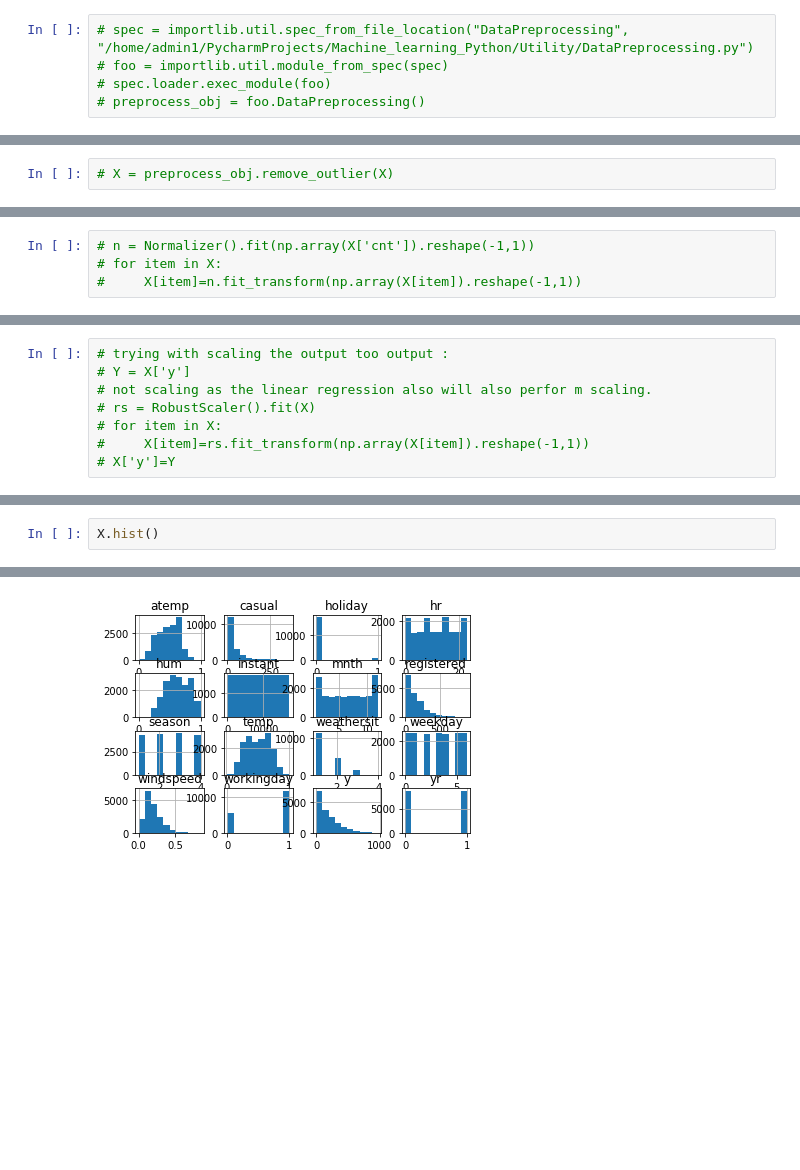
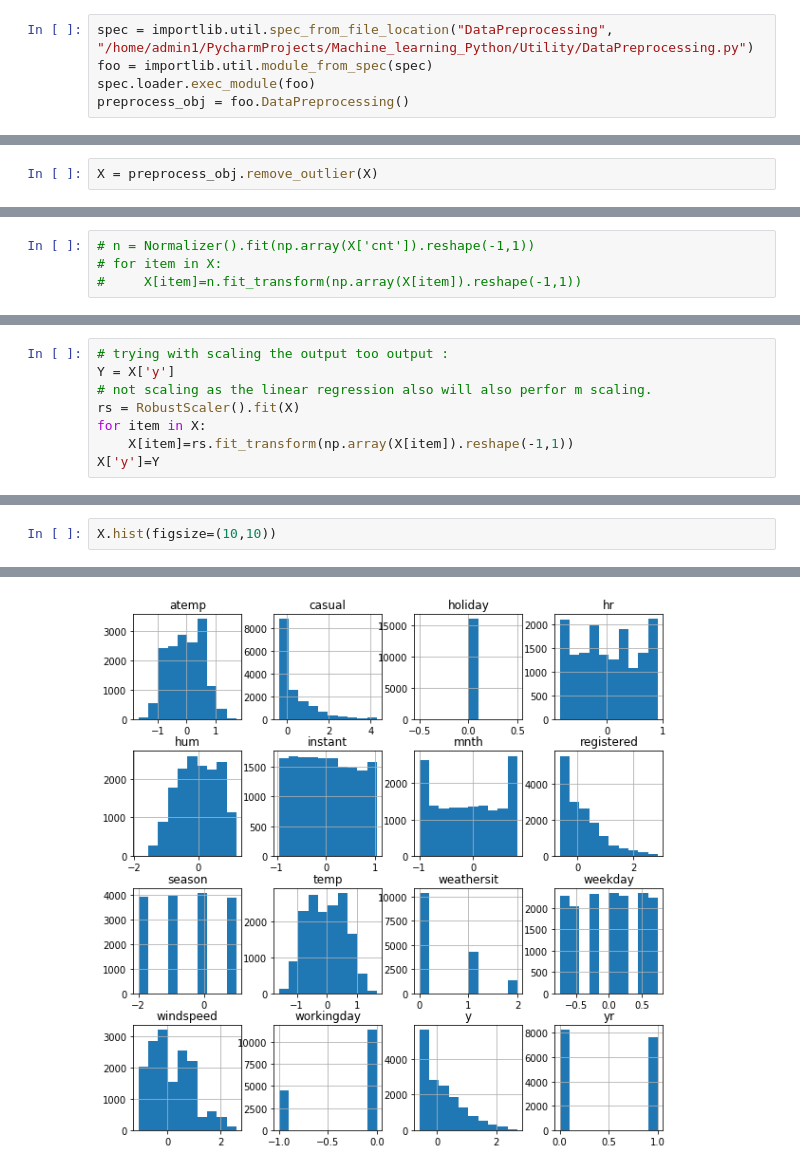
Before and after one commit to deepak5998/Bl-Machine, a Jupyter notebook: Week9/Mullti_LinearR_SKLlearn/problem2/predict number of bikes getting shared based on temperature of the day.ipynb, the cells around one changed output, grey strips where cells are left out. Cells and saved outputs as stored; diff of their text form; blank space fills up the shorter version.

Commit message:
Data Preprocessing using Sklearn

```diff
--- a/Week9/Mullti_LinearR_SKLlearn/problem2/predict number of bikes getting shared based on temperature of the day.ipynb
+++ b/Week9/Mullti_LinearR_SKLlearn/problem2/predict number of bikes getting shared based on temperature of the day.ipynb
@@ -13,7 +13,7 @@ import seaborn as sns
 from sklearn.metrics import *
 from sklearn.model_selection import train_test_split
 # %%
-# spec = importlib.util.spec_from_file_location("DataPreprocessing", "/home/admin1/PycharmProjects/Machine_learning_Python/Utility/DataPreprocessing.py")
-# foo = importlib.util.module_from_spec(spec)
-# spec.loader.exec_module(foo)
-# preprocess_obj = foo.DataPreprocessing()
+spec = importlib.util.spec_from_file_location("DataPreprocessing", "/home/admin1/PycharmProjects/Machine_learning_Python/Utility/DataPreprocessing.py")
+foo = importlib.util.module_from_spec(spec)
+spec.loader.exec_module(foo)
+preprocess_obj = foo.DataPreprocessing()
@@ -171,7 +190,7 @@ X.boxplot(figsize=(10,10),rot=45)
 <matplotlib.axes._subplots.AxesSubplot at 0x...>
 [figure]
 # %%
-# X = preprocess_obj.remove_outlier(X)
+X = preprocess_obj.remove_outlier(X)
 # %%
 X.isna().sum()
 # %% [output]
@@ -246,9 +265,9 @@ X.describe()
 # %%
 # trying with scaling the output too output :
-# Y = X['y']
+Y = X['y']
 # not scaling as the linear regression also will also perfor m scaling.
-# rs = RobustScaler().fit(X)
-# for item in X:
-#     X[item]=rs.fit_transform(np.array(X[item]).reshape(-1,1))
-# X['y']=Y
+rs = RobustScaler().fit(X)
+for item in X:
+    X[item]=rs.fit_transform(np.array(X[item]).reshape(-1,1))
+X['y']=Y
 # %%
@@ -257,24 +278,24 @@ X.describe()
 # %%
-X.hist()
+X.hist(figsize=(10,10))
 # %% [output]
 array([[<matplotlib.axes._subplots.AxesSubplot object at 0x...>,
         <matplotlib.axes._subplots.AxesSubplot object at 0x...>,
         <matplotlib.axes._subplots.AxesSubplot object at 0x...>,
         <matplotlib.axes._subplots.AxesSubplot object at 0x...>],
        [<matplotlib.axes._subplots.AxesSubplot object at 0x...>,
         <matplotlib.axes._subplots.AxesSubplot object at 0x...>,
         <matplotlib.axes._subplots.AxesSubplot object at 0x...>,
         <matplotlib.axes._subplots.AxesSubplot object at 0x...>],
        [<matplotlib.axes._subplots.AxesSubplot object at 0x...>,
         <matplotlib.axes._subplots.AxesSubplot object at 0x...>,
         <matplotlib.axes._subplots.AxesSubplot object at 0x...>,
         <matplotlib.axes._subplots.AxesSubplot object at 0x...>],
        [<matplotlib.axes._subplots.AxesSubplot object at 0x...>,
         <matplotlib.axes._subplots.AxesSubplot object at 0x...>,
         <matplotlib.axes._subplots.AxesSubplot object at 0x...>,
         <matplotlib.axes._subplots.AxesSubplot object at 0x...>]],
       dtype=object)
-[figure, old version]
+[figure, new version]
 # %%
 class MultiLinearRegression:
 
```
Also changed, not shown: parts of 10 cells of this notebook, 1 other file.
